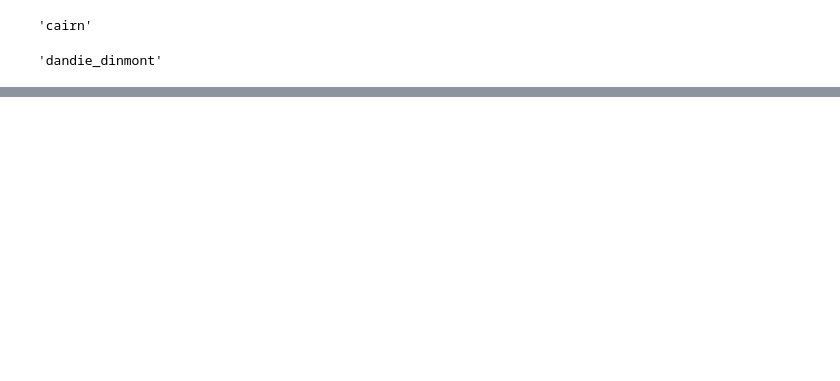
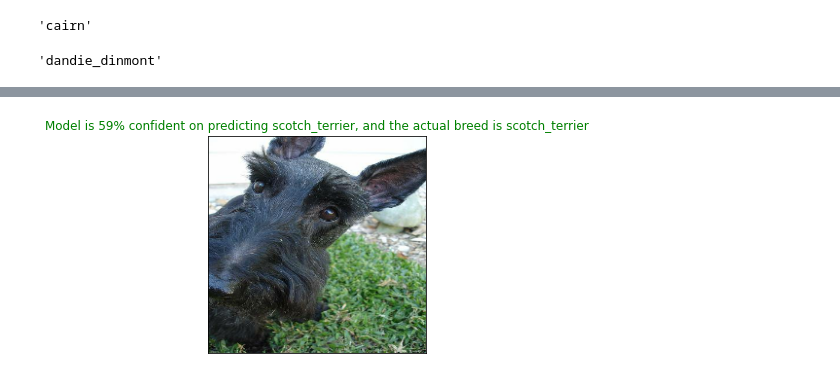
Before and after one commit to SaketMunda/dog-breed-prediction, a Jupyter notebook: dog_vision.ipynb, the cells around one changed output, grey strips where cells are left out. Drawn from its saved outputs; the diff is of its cells as text; code cells hidden in the pictures; blank space fills up the shorter version.

```diff
--- a/dog_vision.ipynb
+++ b/dog_vision.ipynb
@@ -818,7 +817,7 @@ def unbatchify(data):
   # loop through the unbatched data
   for image, label in data.unbatch().as_numpy_iterator():
     images.append(image)
-    labels.append(label)
+    labels.append(unique_breeds[np.argmax(label)])
 
   return images, labels
 # %%
@@ -855,0 +872,30 @@ get_pred_label(predictions[0])
+# %%
+def plot_pred(prediction_probabilities, labels, images, n = 1):
+  """
+  Take prediction probabilties, truth labels, validation images and an integer
+  and plot the predicted label, it's probability confidence and the truth label.
+  """
+
+  pred_prob, truth_label, image = prediction_probabilities[n], labels[n], images[n]
+
+  # convert the prediction probabilities to a predicted label
+  pred_label = get_pred_label(pred_prob)
+
+  # plot image & remove ticks
+  plt.imshow(image)
+  plt.xticks([])
+  plt.yticks([])
+
+  # Show the title in green if model predicted correct label else red
+  color = "red"
+  if pred_label==truth_label:
+    color = "green"
+
+  # title of the plot
+  plt.title("Model is {:2.0f}% confident on predicting {}, and the actual breed is {}".format(np.max(pred_prob)*100, pred_label, truth_label), color = color );
+# %%
+plot_pred(prediction_probabilities=predictions,
+          labels=val_labels,
+          images=val_images)
+# %% [output]
+[figure, added]
```
Also changed, not shown: parts of 21 cells of this notebook.
